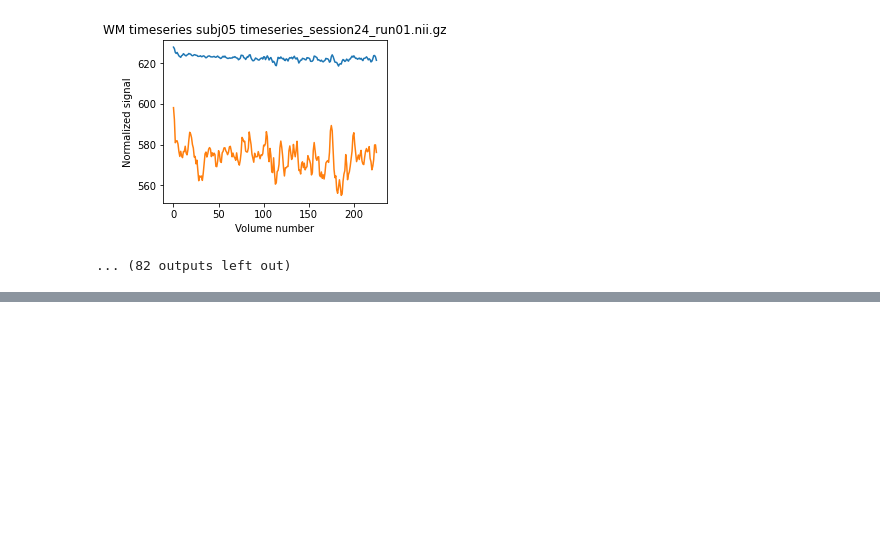
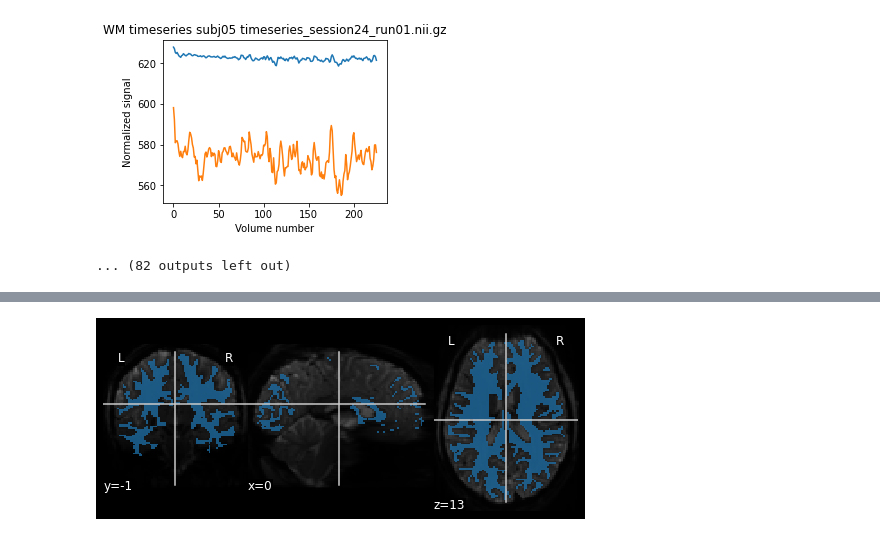
Before and after one commit to yeatmanlab/nilearn_analysis, a Jupyter notebook: notebooks/NSD_createConfounds.ipynb, the cells around one changed output, grey strips where cells are left out. Cells and saved outputs as stored; diff of their text form; code cells hidden in the pictures; blank space fills up the shorter version.

```diff
--- a/notebooks/NSD_createConfounds.ipynb
+++ b/notebooks/NSD_createConfounds.ipynb
@@ -30,7 +32,16 @@ from nsdcode.utils import makeimagestack
 # %%
 # List all paths
-basedir ='/scratch/groups/jyeatman/NSD/ppdata/'
-fsdir = '/scratch/groups/jyeatman/NSD/nsddata/freesurfer/'
+import platform
+if platform.system() == "Darwin":
+    basepath = '/Users/mayayablonski/Sherlock/groupScratch/'
+elif platform.system() == "Linux":
+    basepath = '/scratch/groups/jyeatman/'
+
+basedir = basepath + 'NSD/ppdata/'
+fsdir = basepath + 'NSD/nsddata/freesurfer/'
 analysisdir = os.path.dirname(os.path.dirname((basedir))) + '/analysis/'
-nsd_path = '/scratch/groups/jyeatman/NSD/'
-nsd = NSDmapdata(nsd_path)
+outputdir = analysisdir + 'newlabels/'
+nsd_path = basepath + 'NSD/'
+#nsd = NSDmapdata(nsd_path)
+
+print(basedir)
@@ -39,3 +52,6 @@ nsd = NSDmapdata(nsd_path)
 clobber = False
 subs = ['subj01','subj02','subj03','subj04','subj05','subj06','subj07','subj08']
 doPlot= True
+# %%
+subs=subs[0:1]
+subs
@@ -169,0 +248,75 @@ Saving : /scratch/groups/jyeatman/NSD/ppdata/subj08/func1pt8mm/conf/conf_session
+# %%
+sk=3
+
+for s,sub in enumerate(subs):
+    fssub = fsdir + sub
+    bolddir = basedir + sub + '/func1pt8mm/timeseries/'
+    confounddir = basedir + sub + '/func1pt8mm/conf/'
+    if not os.path.exists(confounddir):
+        os.mkdir(confounddir)
+
+    asegpath =  nsd_path+ 'nsddata/ppdata/' + sub +'/func1pt8mm/aseg.nii.gz'
+    if not os.path.exists(asegpath):
+        print('Cant locate ' + asegpath)
+        continue
+    else:
+        print('Loading ' + asegpath)
+        aseg = image.load_img(asegpath)
+        aseg_data = aseg.get_fdata()
+        # create white matter confound regressor (combine both hemispheres)
+        wm_data = np.zeros_like(aseg_data)
+        wm_data[aseg_data==2]=1
+        wm_data[aseg_data==41]=1
+        wm_mask = image.new_img_like(aseg,data=wm_data)
+        iter=4
+        wm_erode = ndimage.binary_erosion(wm_data,iterations=iter)
+        wm_eroded_mask = image.new_img_like(aseg,data=wm_erode)
+
+        if doPlot:
+            # Load mean bold image as background for labels
+            bg_path = nsd_path + '/nsddata/ppdata/' + sub +'/func1pt8mm/mean.nii.gz'
+            bg = image.load_img(bg_path)
+            plotting.plot_roi(wm_mask,bg_img=bg,cmap='tab20')
+            plotting.plot_roi(wm_eroded_mask,bg_img=bg,cmap='Accent')
+
+        # create CSF confound regressot
+        csf_data = np.zeros_like(aseg_data)
+        csf_data[aseg_data==24]=1
+        csf_mask = image.new_img_like(aseg,data=csf_data)
+        if doPlot:
+            plotting.plot_roi(csf_mask,bg_img=bg,cmap='tab20')
+
+        runs = glob.glob(bolddir + '/timeseries*nii.gz')
+        runs.sort()
+        print('Found ' + str(len(runs)) + ' runs for sub ' + sub)
+
+        for r, run in enumerate(runs[0:1]):
+            boldpath = run
+            print('Loading run: ' + run)
+            bold = image.load_img(boldpath)
+            bold = image.smooth_img(bold, sk)
+            print('Applying WM mask')
+            wm_signal = masking.apply_mask(bold,wm_mask)
+            print('White matter timepoints by voxels:')
+            print(wm_signal.shape)
+            wm_timeseries = np.mean(wm_signal,axis=1)
+
+            wm_signal_e = masking.apply_mask(bold,wm_eroded_mask)
+            print('White matter eroded by ' + str(iter) + ', timepoints by voxels:')
+            print(wm_signal_e.shape)
+            wm_timeseries_e = np.mean(wm_signal_e,axis=1)
+
+            print('Applying CSF mask')
+            csf_signal = masking.apply_mask(bold,csf_mask)
+            print('CSF timepoints by voxels:')
+            print(csf_signal.shape)
+            csf_timeseries = np.mean(csf_signal,axis=1)
+            if doPlot:
+                fig, ax = plt.subplots(figsize =(4, 3))
+                ax.plot(np.stack((wm_timeseries,wm_timeseries_e),axis=1))
+                stats.pearsonr(wm_timeseries,wm_timeseries_e)
+                ax.set_title('WM timeseries ' + sub + ' ' + os.path.basename(run))
+                ax.set_xlabel('Volume number')
+                ax.set_ylabel('Normalized signal')
+                print()
+# %% [output]
@@ -169,0 +334 @@ Saving : /scratch/groups/jyeatman/NSD/ppdata/subj08/func1pt8mm/conf/conf_session
+[figure, added]
```
Also changed, not shown: parts of 12 cells of this notebook.
